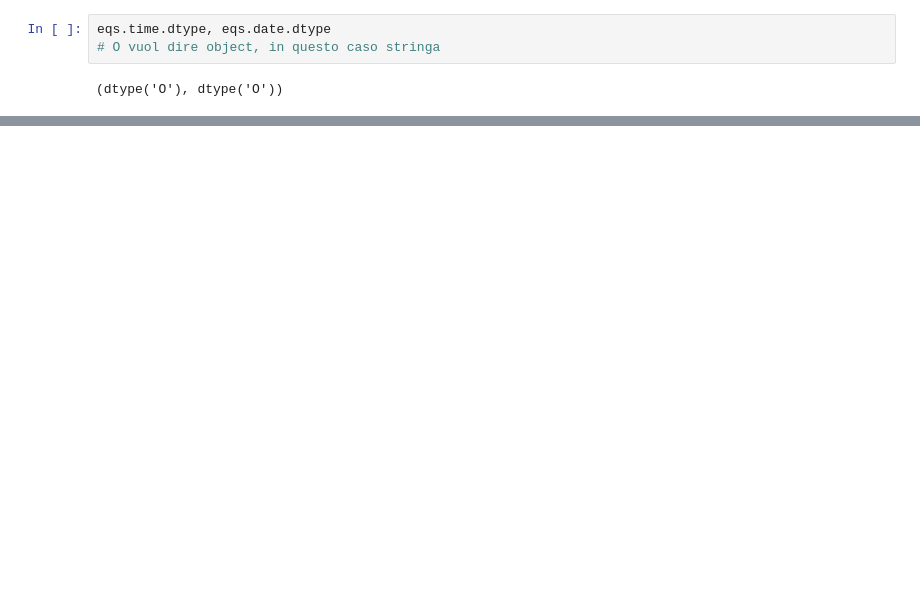
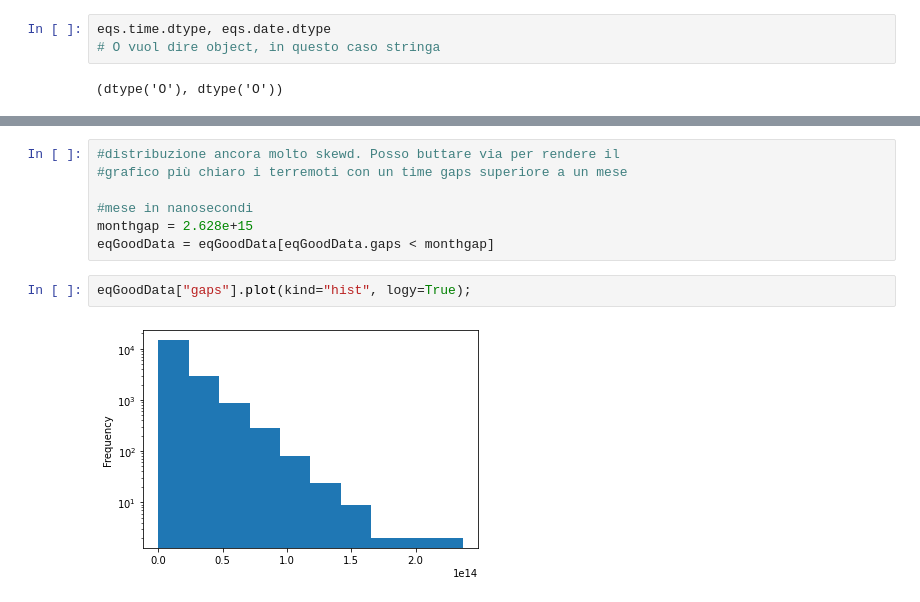
Before and after one commit to AlbertoBassanoni/MLPNS_ABassanoni, a Jupyter notebook: MLPNS23_Lesson_17_3.ipynb, the cells around one changed output, grey strips where cells are left out. Drawn from its saved outputs; the diff is of its cells as text; blank space fills up the shorter version.

```diff
--- a/MLPNS23_Lesson_17_3.ipynb
+++ b/MLPNS23_Lesson_17_3.ipynb
@@ -215,0 +443,11 @@ for i in range(len(eqs)):
+# %%
+#distribuzione ancora molto skewd. Posso buttare via per rendere il
+#grafico più chiaro i terremoti con un time gaps superiore a un mese
+
+#mese in nanosecondi
+monthgap = 2.628e+15
+eqGoodData = eqGoodData[eqGoodData.gaps < monthgap]
+# %%
+eqGoodData["gaps"].plot(kind="hist", logy=True);
+# %% [output]
+[figure, added]
```
Also changed, not shown: parts of 33 cells of this notebook.
